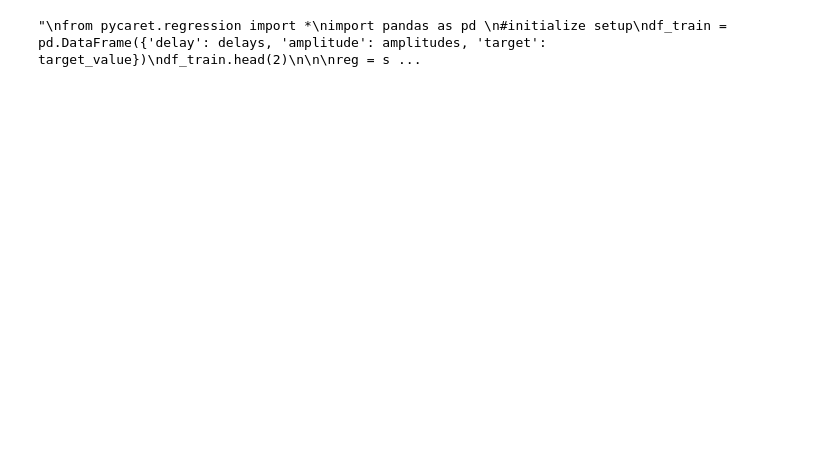
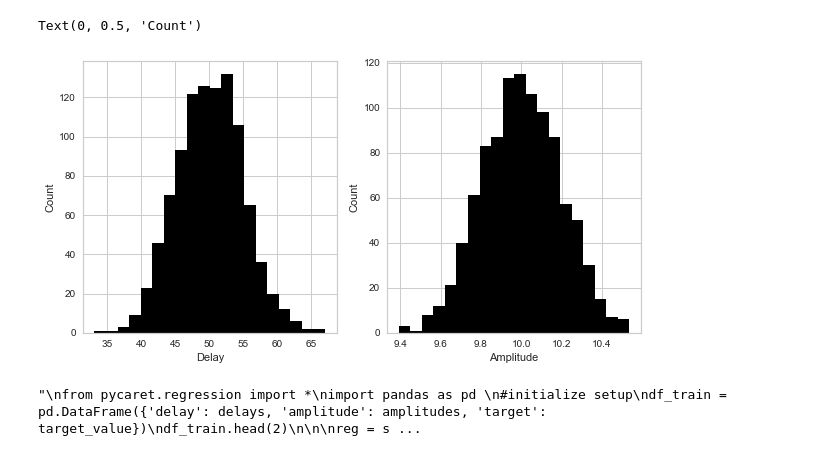
Before and after one commit to DmHoly/Transfert_Learning, a Jupyter notebook: notebooks/Sigmoid_time_serie.ipynb, the cells around one changed output. Cells and saved outputs as stored; diff of their text form; code cells hidden in the pictures; blank space fills up the shorter version.

```diff
--- a/notebooks/Sigmoid_time_serie.ipynb
+++ b/notebooks/Sigmoid_time_serie.ipynb
@@ -231,3 +234,15 @@ _ = ax1.hist(target_value, bins=20, color='black')
+# %%
+#plot the distibution of the delays and lum
+fig, (ax, ax1) = plt.subplots(1, 2, figsize=(10, 5))
+ax.hist(delays, bins=20, color='black')
+ax.set_xlabel('Delay')
+ax.set_ylabel('Count')
+ax1.hist(amplitudes, bins=20, color='black')
+ax1.set_xlabel('Amplitude')
+ax1.set_ylabel('Count')
+# %% [output]
+Text(0, 0.5, 'Count')
+[figure, added]
 # %%
 #classical ML
 #import pycaret regression
```
Also changed, not shown: parts of 8 cells of this notebook.
